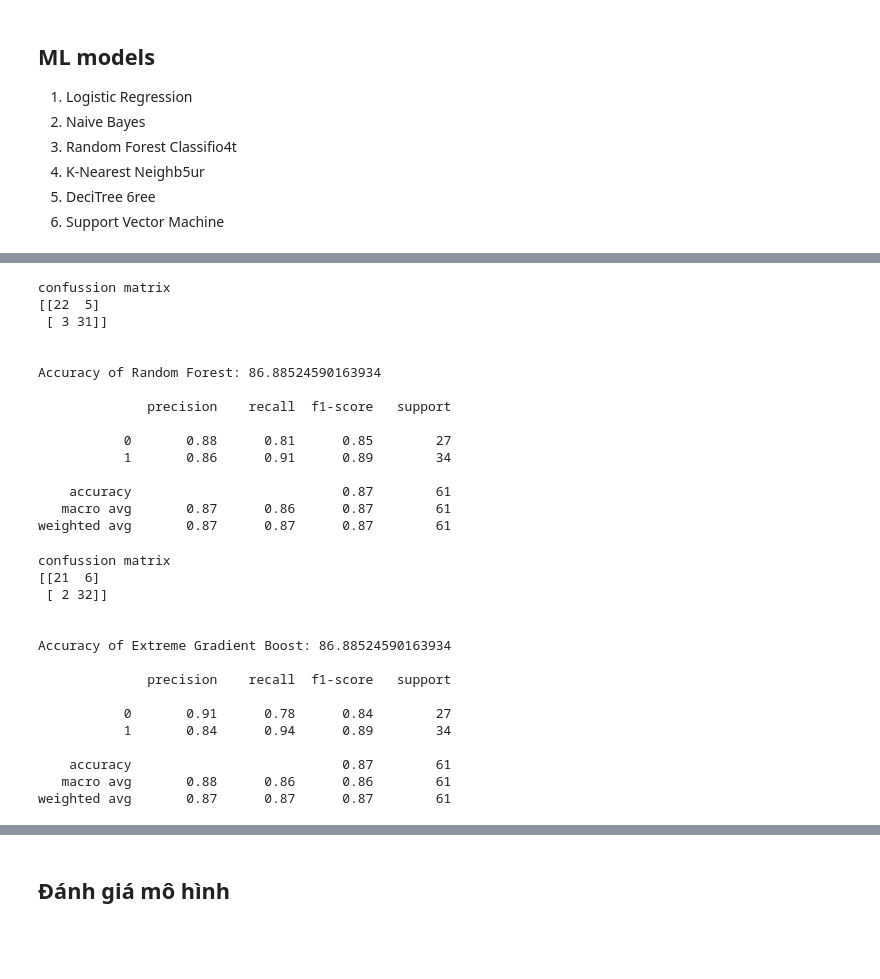
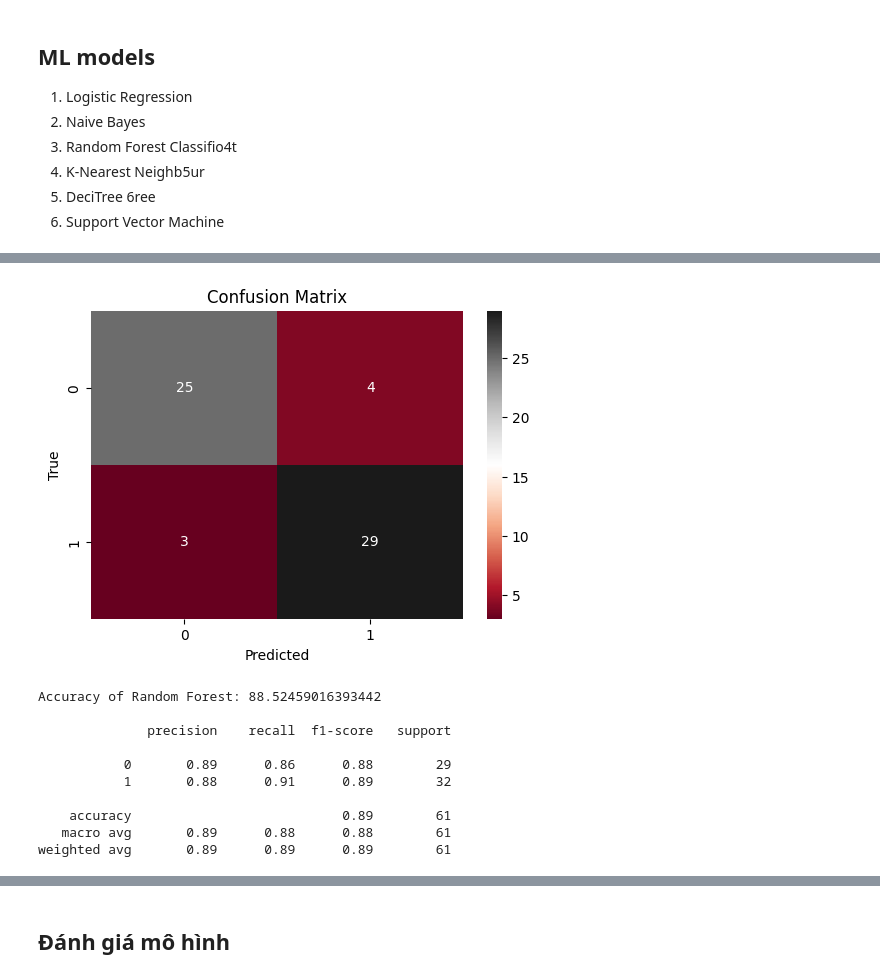
Before and after one commit to buituyen09/do_an_khmt, a Jupyter notebook: ml models.ipynb, the cells around one changed output, grey strips where cells are left out. Cells and saved outputs as stored; diff of their text form; code cells hidden in the pictures; blank space fills up the shorter version.

```diff
--- a/ml models.ipynb
+++ b/ml models.ipynb
@@ -211,63 +215,40 @@ weighted avg       0.85      0.85      0.85        61
 # %%
 #3. Random Forest Classifier
-m3 = 'Random Forest Classfier'
-rf = RandomForestClassifier(n_estimators=20, random_state=12,max_depth=5)
+rf = RandomForestClassifier(n_estimators=50,
+    max_depth=5,
+    min_samples_split=10,
+    min_samples_leaf=5,
+    class_weight="balanced",
+    random_state=42,
+    n_jobs=-1)
 
 rf.fit(X_train,y_train)
 rf_predicted = rf.predict(X_test)
 
 rf_conf_matrix = confusion_matrix(y_test, rf_predicted)
 rf_acc_score = accuracy_score(y_test, rf_predicted)
 
-print("confussion matrix")
-print(rf_conf_matrix)
+plt.figure(figsize=(6, 4))
+sns.heatmap(rf_conf_matrix, annot=True, fmt='d', cmap="RdGy")
+plt.xlabel("Predicted")
+plt.ylabel("True")
+plt.title("Confusion Matrix")
+plt.show()
+
 print("\n")
 print("Accuracy of Random Forest:",rf_acc_score*100,'\n')
 print(classification_report(y_test,rf_predicted))
 # %% [output]
+[figure, added]
-confussion matrix
-[[22  5]
- [ 3 31]]
-
-
-Accuracy of Random Forest: 86.88524590163934
+Accuracy of Random Forest: 88.52459016393442
 
               precision    recall  f1-score   support
 
-           0       0.88      0.81      0.85        27
-           1       0.86      0.91      0.89        34
+           0       0.89      0.86      0.88        29
+           1       0.88      0.91      0.89        32
 
-    accuracy                           0.87        61
-   macro avg       0.87      0.86      0.87        61
-weighted avg       0.87      0.87      0.87        61
+    accuracy                           0.89        61
+   macro avg       0.89      0.88      0.88        61
+weighted avg       0.89      0.89      0.89        61
-# %%
-m4 = 'Extreme Gradient Boost'
-xgb = XGBClassifier(learning_rate=0.01, n_estimators=100, max_depth=8, gamma=0.6, subsample=0.52,colsample_bytree=0.6,seed=27,
-                    reg_lambda=2, booster='gbtree', colsample_bylevel=0.6, colsample_bynode=0.5, random_state=27)
-xgb.fit(X_train, y_train)
-xgb_predicted = xgb.predict(X_test)
-xgb_conf_matrix = confusion_matrix(y_test, xgb_predicted)
-xgb_acc_score = accuracy_score(y_test, xgb_predicted)
-print("confussion matrix")
-print(xgb_conf_matrix)
-print("\n")
-print("Accuracy of Extreme Gradient Boost:",xgb_acc_score*100,'\n')
-print(classification_report(y_test,xgb_predicted))
-# %% [output]
-confussion matrix
-[[21  6]
- [ 2 32]]
-
-
-Accuracy of Extreme Gradient Boost: 86.88524590163934
-
-              precision    recall  f1-score   support
-
-           0       0.91      0.78      0.84        27
-           1       0.84      0.94      0.89        34
-
-    accuracy                           0.87        61
-   macro avg       0.88      0.86      0.86        61
-weighted avg       0.87      0.87      0.87        61
 # %%
 #4.KNN
```
Also changed, not shown: parts of 16 cells of this notebook, 8 other files.
